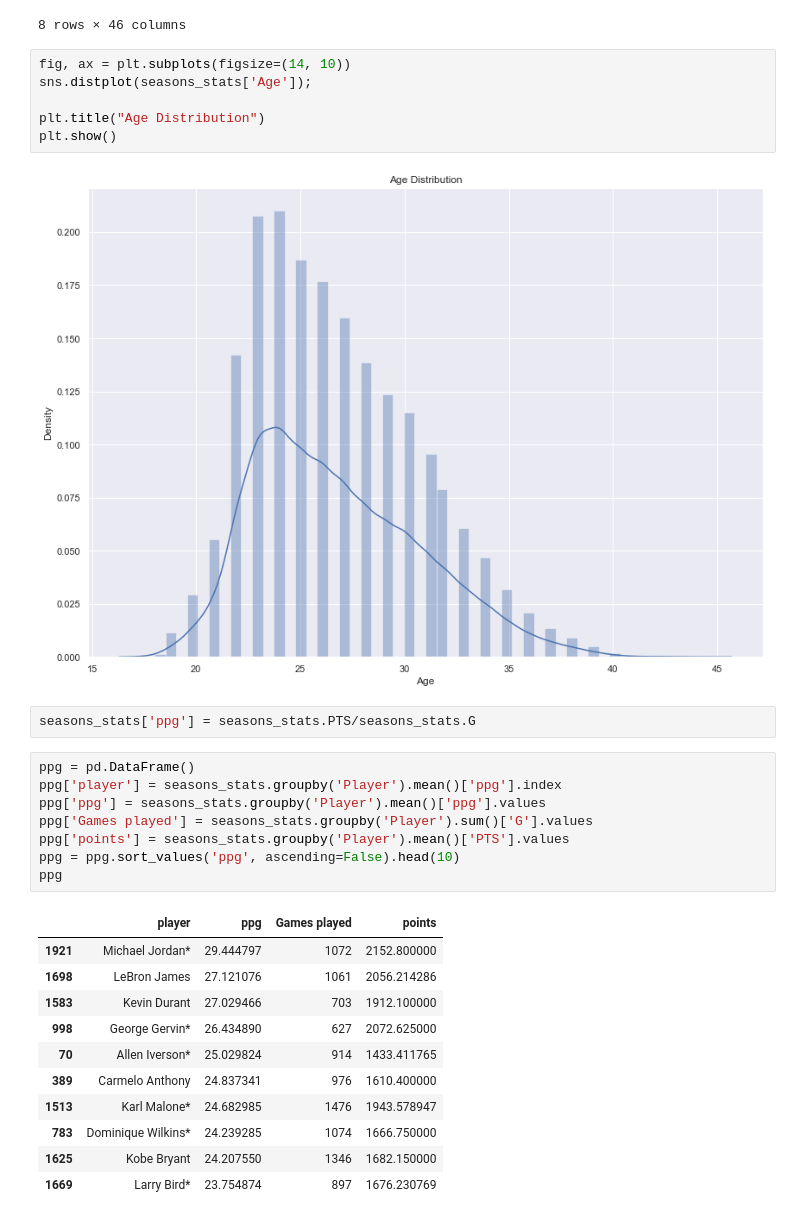
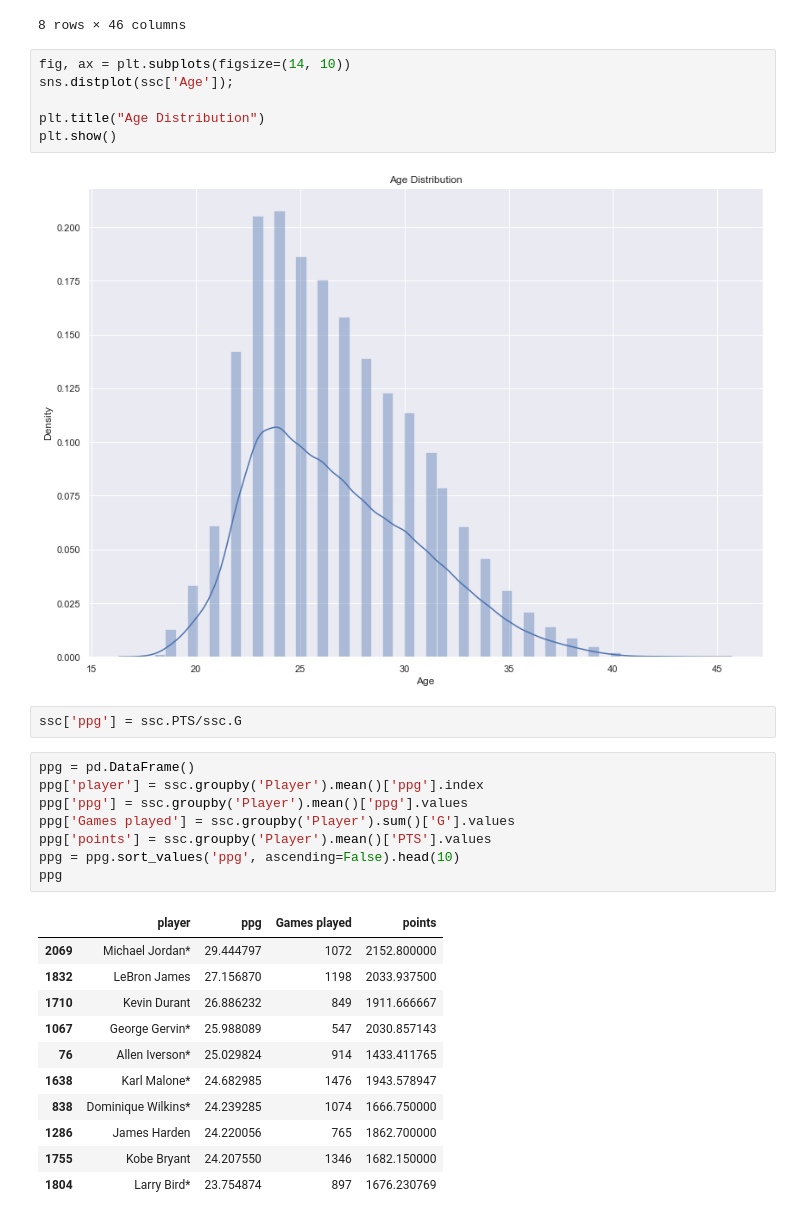
Before and after one commit to Amanuel2022/Tek-Tekle-Capstone2, a Jupyter notebook: NBA DATA CHECK.ipynb, the cells around one changed output. Drawn from its saved outputs; the diff is of its cells as text.

```diff
--- a/NBA DATA CHECK.ipynb
+++ b/NBA DATA CHECK.ipynb
@@ -76,34 +76,34 @@ ssc.describe()
 8 rows × 46 columns
 # %%
 fig, ax = plt.subplots(figsize=(14, 10))
-sns.distplot(seasons_stats['Age']);
+sns.distplot(ssc['Age']);
 
 plt.title("Age Distribution")
 plt.show()
 # %% [output]
-[figure, old version]
+[figure, new version]
 # %%
-seasons_stats['ppg'] = seasons_stats.PTS/seasons_stats.G
+ssc['ppg'] = ssc.PTS/ssc.G
 # %%
 ppg = pd.DataFrame()
-ppg['player'] = seasons_stats.groupby('Player').mean()['ppg'].index
-ppg['ppg'] = seasons_stats.groupby('Player').mean()['ppg'].values
-ppg['Games played'] = seasons_stats.groupby('Player').sum()['G'].values
-ppg['points'] = seasons_stats.groupby('Player').mean()['PTS'].values
+ppg['player'] = ssc.groupby('Player').mean()['ppg'].index
+ppg['ppg'] = ssc.groupby('Player').mean()['ppg'].values
+ppg['Games played'] = ssc.groupby('Player').sum()['G'].values
+ppg['points'] = ssc.groupby('Player').mean()['PTS'].values
 ppg = ppg.sort_values('ppg', ascending=False).head(10)
 ppg
 # %% [output]
 |  | player | ppg | Games played | points |
-| 1921 | Michael Jordan* | 29.444797 | 1072 | 2152.800000 |
-| 1698 | LeBron James | 27.121076 | 1061 | 2056.214286 |
-| 1583 | Kevin Durant | 27.029466 | 703 | 1912.100000 |
-| 998 | George Gervin* | 26.434890 | 627 | 2072.625000 |
-| 70 | Allen Iverson* | 25.029824 | 914 | 1433.411765 |
-| 389 | Carmelo Anthony | 24.837341 | 976 | 1610.400000 |
-| 1513 | Karl Malone* | 24.682985 | 1476 | 1943.578947 |
-| 783 | Dominique Wilkins* | 24.239285 | 1074 | 1666.750000 |
-| 1625 | Kobe Bryant | 24.207550 | 1346 | 1682.150000 |
-| 1669 | Larry Bird* | 23.754874 | 897 | 1676.230769 |
+| 2069 | Michael Jordan* | 29.444797 | 1072 | 2152.800000 |
+| 1832 | LeBron James | 27.156870 | 1198 | 2033.937500 |
+| 1710 | Kevin Durant | 26.886232 | 849 | 1911.666667 |
+| 1067 | George Gervin* | 25.988089 | 547 | 2030.857143 |
+| 76 | Allen Iverson* | 25.029824 | 914 | 1433.411765 |
+| 1638 | Karl Malone* | 24.682985 | 1476 | 1943.578947 |
+| 838 | Dominique Wilkins* | 24.239285 | 1074 | 1666.750000 |
+| 1286 | James Harden | 24.220056 | 765 | 1862.700000 |
+| 1755 | Kobe Bryant | 24.207550 | 1346 | 1682.150000 |
+| 1804 | Larry Bird* | 23.754874 | 897 | 1676.230769 |
 # %%
 num_col = ['3PA','WS']
 corr_matrix = seasons_stats.loc[:,num_col].corr()
```
Also changed, not shown: parts of 5 cells of this notebook, 3 other files.
